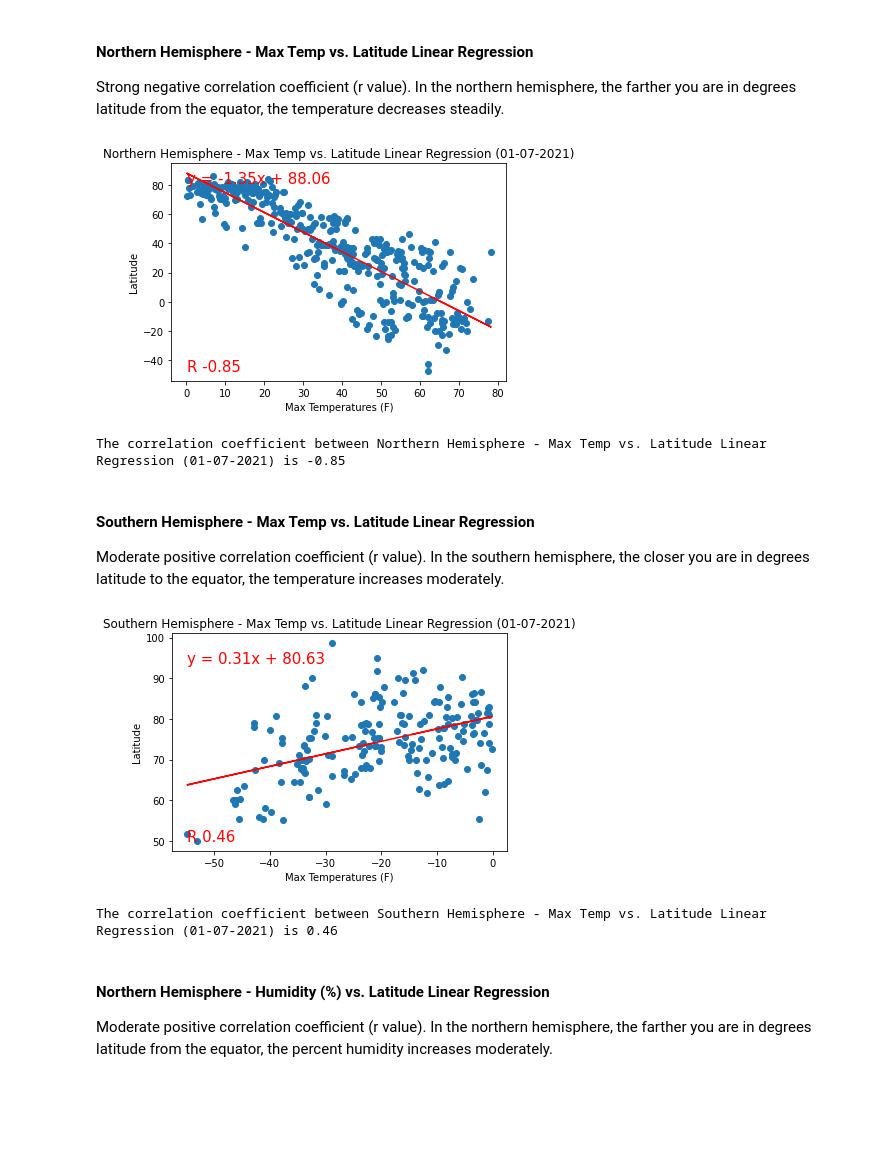
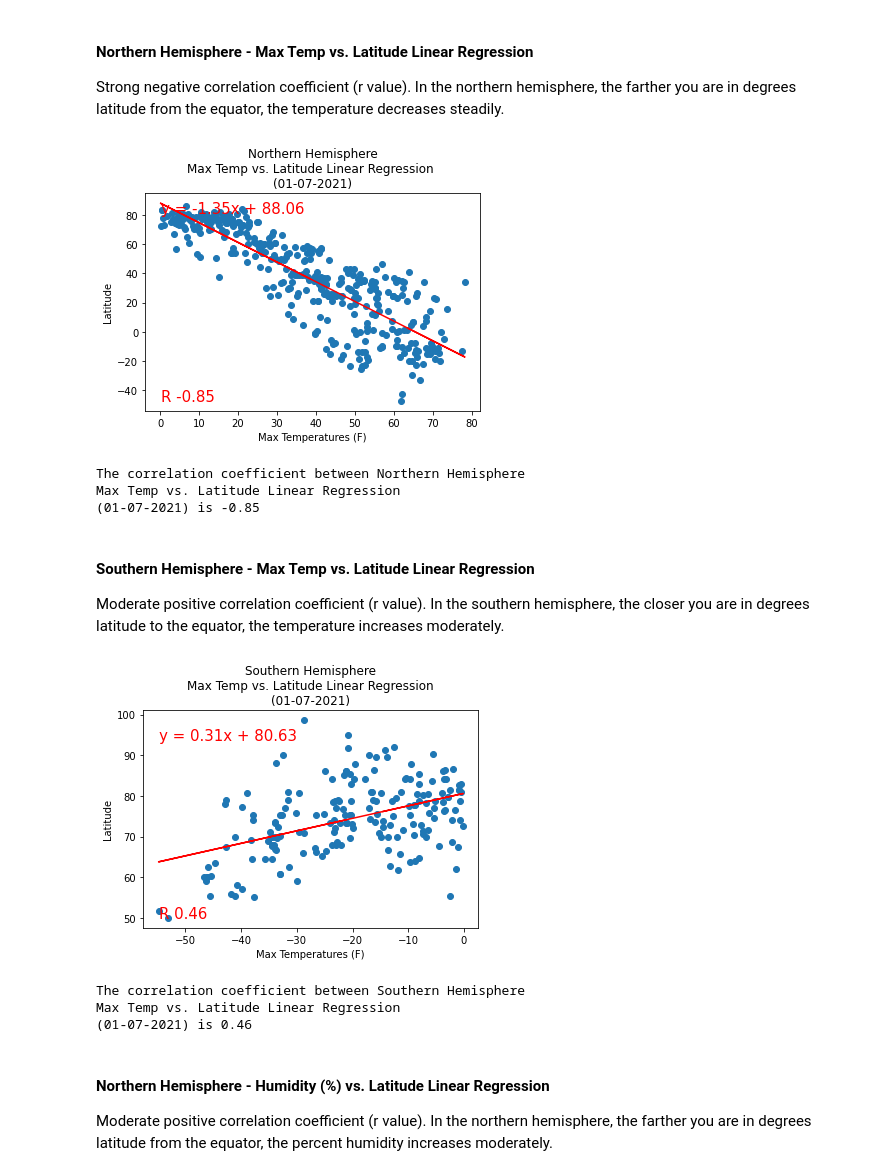
Before and after one commit to melissamonroe/python-api-challenge, a Jupyter notebook: WeatherPy/WeatherPy.ipynb, the cells around one changed output. Cells and saved outputs as stored; diff of their text form; code cells hidden in the pictures; blank space fills up the shorter version.

Commit message:
update figure titles, add date on next line

```diff
--- a/WeatherPy/WeatherPy.ipynb
+++ b/WeatherPy/WeatherPy.ipynb
@@ -346,22 +346,24 @@ def get_linearregressionplot(x_values, y_values, title, x_label, y_label, fig):
 
 Strong negative correlation coefficient (r value). In the northern hemisphere, the farther you are in degrees latitude from the equator, the temperature decreases steadily.
 # %%
-title = f"Northern Hemisphere - Max Temp vs. Latitude Linear Regression ({file_created_datetime})"
+title = f"Northern Hemisphere\nMax Temp vs. Latitude Linear Regression \n({file_created_datetime})"
 y_label = "Max Temperatures (F)"
 x_label = "Latitude"
 fig = "../output_data/fig05_correlation_latmaxtemp_nh.png"
 
 correlation_latmaxtemp_nh = get_linearregressionplot(x_lat_nh,y_max_temps_nh, title, y_label, x_label, fig)
 print(f"The correlation coefficient between {title} is {round(correlation_latmaxtemp_nh[0],2)}")
 # %% [output]
-[figure, old version]
+[figure, new version]
-The correlation coefficient between Northern Hemisphere - Max Temp vs. Latitude Linear Regression (01-07-2021) is -0.85
+The correlation coefficient between Northern Hemisphere
+Max Temp vs. Latitude Linear Regression
+(01-07-2021) is -0.85
 # %% [markdown]
 ####  Southern Hemisphere - Max Temp vs. Latitude Linear Regression
 
 Moderate positive correlation coefficient (r value). In the southern hemisphere, the closer you are in degrees latitude to the equator, the temperature increases moderately.
 # %%
-title = f"Southern Hemisphere - Max Temp vs. Latitude Linear Regression ({file_created_datetime})"
+title = f"Southern Hemisphere\nMax Temp vs. Latitude Linear Regression\n({file_created_datetime})"
 y_label = "Max Temperatures (F)"
 x_label = "Latitude"
 fig = "../output_data/fig06_correlation_latmaxtemp_sh.png"
@@ -369,8 +371,10 @@ fig = "../output_data/fig06_correlation_latmaxtemp_sh.png"
 correlation_latmaxtemp_sh = get_linearregressionplot(x_lat_sh,y_max_temps_sh, title, y_label, x_label, fig)
 print(f"The correlation coefficient between {title} is {round(correlation_latmaxtemp_sh[0],2)}")
 # %% [output]
-[figure, old version]
+[figure, new version]
-The correlation coefficient between Southern Hemisphere - Max Temp vs. Latitude Linear Regression (01-07-2021) is 0.46
+The correlation coefficient between Southern Hemisphere
+Max Temp vs. Latitude Linear Regression
+(01-07-2021) is 0.46
 # %% [markdown]
 ####  Northern Hemisphere - Humidity (%) vs. Latitude Linear Regression
 
```
Also changed, not shown: parts of 6 cells of this notebook, 8 other files.
